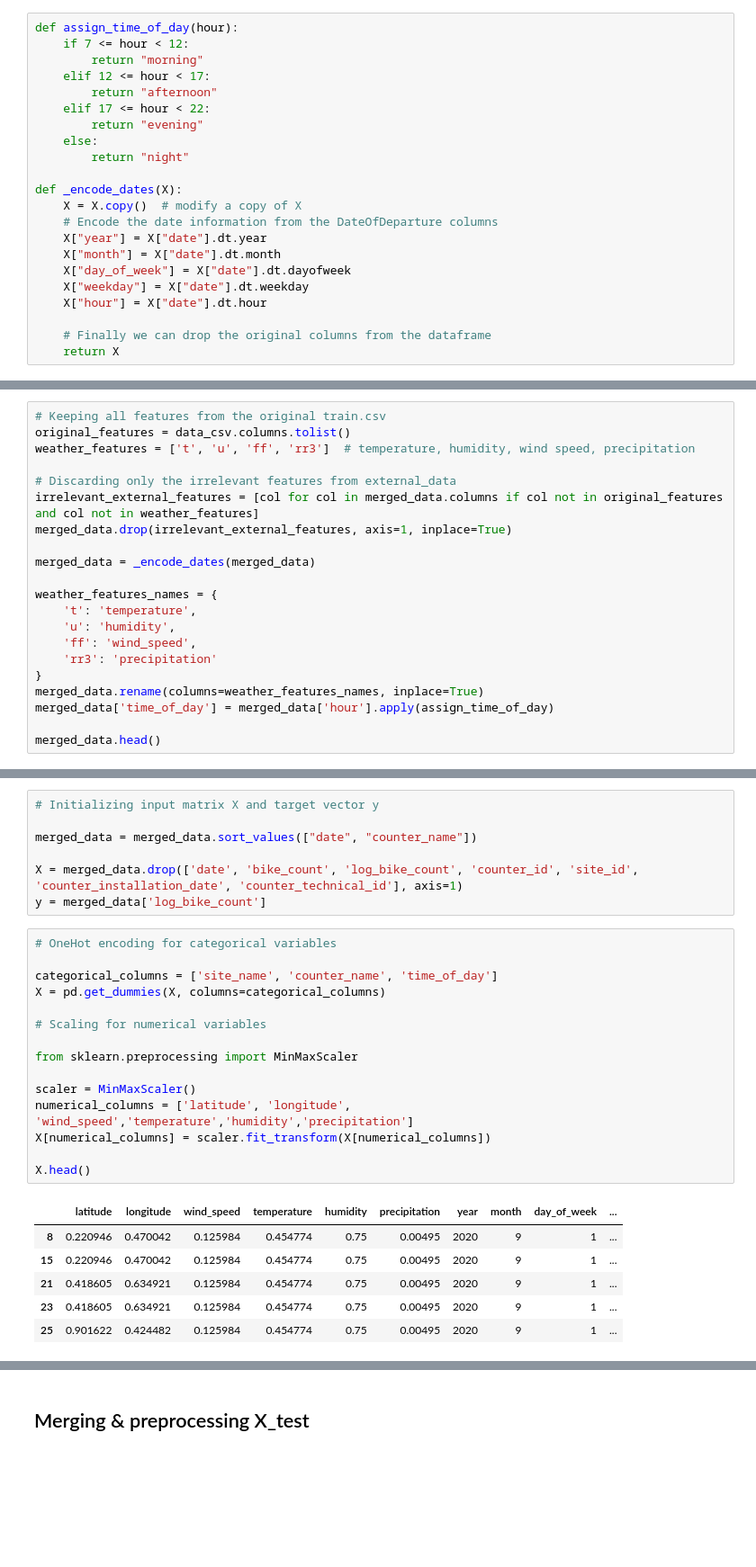
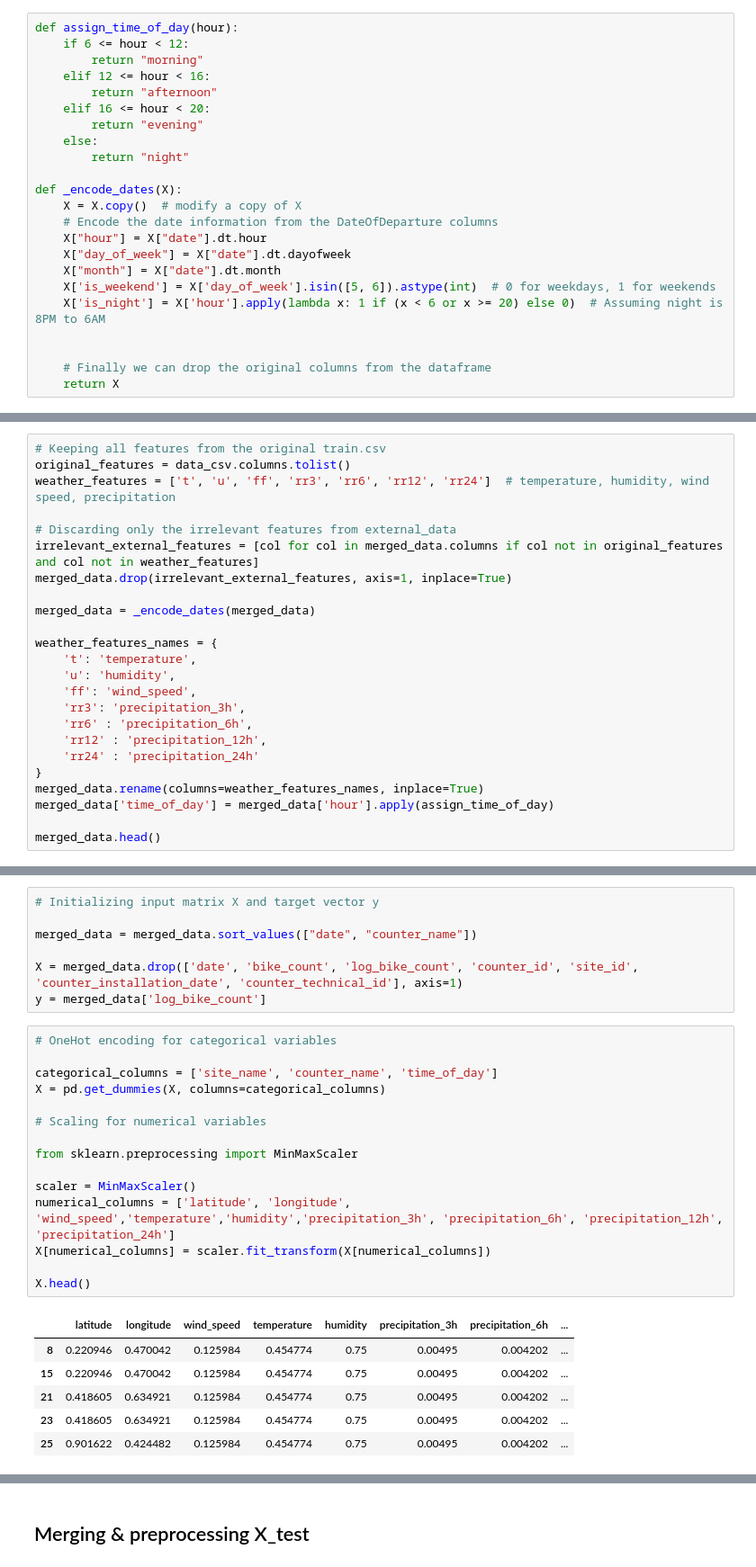
Before and after one commit to dianemans/bike_count_ldmh, a Jupyter notebook: bike_counters_starting_kit.ipynb, the cells around one changed output, grey strips where cells are left out. Shown at 90% size. Saved outputs shown, nothing was run; the diff lists cells and outputs as text; blank space fills up the shorter version.

```diff
--- a/bike_counters_starting_kit.ipynb
+++ b/bike_counters_starting_kit.ipynb
@@ -472,11 +476,11 @@ merged_data = pd.merge_asof(data_csv.sort_values('date'),
                                      direction='nearest')
 # %%
 def assign_time_of_day(hour):
-    if 7 <= hour < 12:
+    if 6 <= hour < 12:
         return "morning"
-    elif 12 <= hour < 17:
+    elif 12 <= hour < 16:
         return "afternoon"
-    elif 17 <= hour < 22:
+    elif 16 <= hour < 20:
         return "evening"
     else:
         return "night"
@@ -484,11 +488,12 @@ def assign_time_of_day(hour):
 def _encode_dates(X):
     X = X.copy()  # modify a copy of X
     # Encode the date information from the DateOfDeparture columns
-    X["year"] = X["date"].dt.year
+    X["hour"] = X["date"].dt.hour
+    X["day_of_week"] = X["date"].dt.dayofweek
     X["month"] = X["date"].dt.month
-    X["day_of_week"] = X["date"].dt.dayofweek
-    X["weekday"] = X["date"].dt.weekday
-    X["hour"] = X["date"].dt.hour
+    X['is_weekend'] = X['day_of_week'].isin([5, 6]).astype(int)  # 0 for weekdays, 1 for weekends
+    X['is_night'] = X['hour'].apply(lambda x: 1 if (x < 6 or x >= 20) else 0)  # Assuming night is 8PM to 6AM
+
 
     # Finally we can drop the original columns from the dataframe
     return X
@@ -497,7 +502,7 @@ We decided to add temperature, humidity, wind_speed and precipitation and to ext
 # %%
 # Keeping all features from the original train.csv
 original_features = data_csv.columns.tolist()
-weather_features = ['t', 'u', 'ff', 'rr3']  # temperature, humidity, wind speed, precipitation
+weather_features = ['t', 'u', 'ff', 'rr3', 'rr6', 'rr12', 'rr24']  # temperature, humidity, wind speed, precipitation
 
 # Discarding only the irrelevant features from external_data
 irrelevant_external_features = [col for col in merged_data.columns if col not in original_features and col not in weather_features]
@@ -509,7 +514,10 @@ weather_features_names = {
     't': 'temperature',
     'u': 'humidity',
     'ff': 'wind_speed',
-    'rr3': 'precipitation'
+    'rr3': 'precipitation_3h',
+    'rr6' : 'precipitation_6h',
+    'rr12' : 'precipitation_12h',
+    'rr24' : 'precipitation_24h'
 }
 merged_data.rename(columns=weather_features_names, inplace=True)
 merged_data['time_of_day'] = merged_data['hour'].apply(assign_time_of_day)
@@ -535,22 +543,22 @@ y = merged_data['log_bike_count']
 # %%
 # OneHot encoding for categorical variables
 
 categorical_columns = ['site_name', 'counter_name', 'time_of_day']
 X = pd.get_dummies(X, columns=categorical_columns)
 
 # Scaling for numerical variables
 
 from sklearn.preprocessing import MinMaxScaler
 
 scaler = MinMaxScaler()
-numerical_columns = ['latitude', 'longitude', 'wind_speed','temperature','humidity','precipitation']
+numerical_columns = ['latitude', 'longitude', 'wind_speed','temperature','humidity','precipitation_3h', 'precipitation_6h', 'precipitation_12h', 'precipitation_24h']
 X[numerical_columns] = scaler.fit_transform(X[numerical_columns])
 
 X.head()
 # %% [output]
-|  | latitude | longitude | wind_speed | temperature | humidity | precipitation | year | month | day_of_week | ... |
-| 8 | 0.220946 | 0.470042 | 0.125984 | 0.454774 | 0.75 | 0.00495 | 2020 | 9 | 1 | ... |
-| 15 | 0.220946 | 0.470042 | 0.125984 | 0.454774 | 0.75 | 0.00495 | 2020 | 9 | 1 | ... |
-| 21 | 0.418605 | 0.634921 | 0.125984 | 0.454774 | 0.75 | 0.00495 | 2020 | 9 | 1 | ... |
-| 23 | 0.418605 | 0.634921 | 0.125984 | 0.454774 | 0.75 | 0.00495 | 2020 | 9 | 1 | ... |
-| 25 | 0.901622 | 0.424482 | 0.125984 | 0.454774 | 0.75 | 0.00495 | 2020 | 9 | 1 | ... |
+|  | latitude | longitude | wind_speed | temperature | humidity | precipitation_3h | precipitation_6h | ... |
+| 8 | 0.220946 | 0.470042 | 0.125984 | 0.454774 | 0.75 | 0.00495 | 0.004202 | ... |
+| 15 | 0.220946 | 0.470042 | 0.125984 | 0.454774 | 0.75 | 0.00495 | 0.004202 | ... |
+| 21 | 0.418605 | 0.634921 | 0.125984 | 0.454774 | 0.75 | 0.00495 | 0.004202 | ... |
+| 23 | 0.418605 | 0.634921 | 0.125984 | 0.454774 | 0.75 | 0.00495 | 0.004202 | ... |
+| 25 | 0.901622 | 0.424482 | 0.125984 | 0.454774 | 0.75 | 0.00495 | 0.004202 | ... |
```
Also changed, not shown: parts of 23 cells of this notebook.
